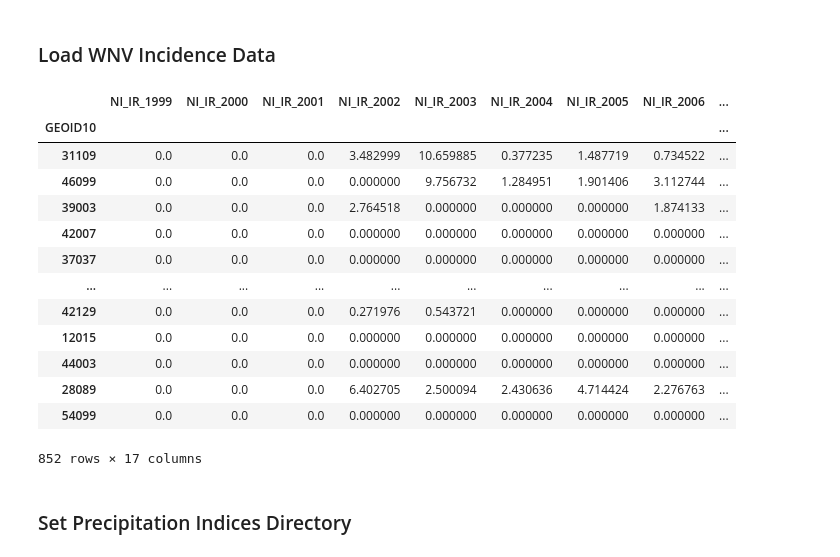
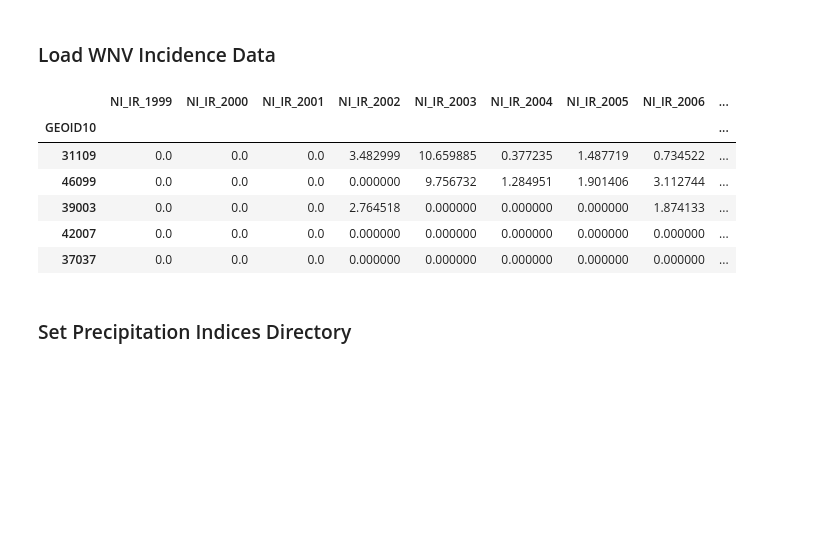
Before and after one commit to ncsa/CPRHD_WNV_USA_SWMM, a Jupyter notebook: jupyter_notebooks/WNV_Model_Precipitation_Indices/Indices/Precipitation_Indices_Plots.ipynb, the cells around one changed output. Drawn from its saved outputs; the diff is of its cells as text; code cells hidden in the pictures; blank space fills up the shorter version.

```diff
--- a/jupyter_notebooks/WNV_Model_Precipitation_Indices/Indices/Precipitation_Indices_Plots.ipynb
+++ b/jupyter_notebooks/WNV_Model_Precipitation_Indices/Indices/Precipitation_Indices_Plots.ipynb
@@ -13,22 +13,15 @@ wnv = pd.read_csv('../../data/wnv/WNV_NI_NNI_1999to2015_prevalence_incidence_fin
 wnv = wnv.set_index('GEOID10', drop=True)
 # %%
 incidence = wnv.filter(like='NI_IR_', axis='columns')
-incidence
+incidence.head()
 # %% [output]
 |  | NI_IR_1999 | NI_IR_2000 | NI_IR_2001 | NI_IR_2002 | NI_IR_2003 | NI_IR_2004 | NI_IR_2005 | NI_IR_2006 | ... |
 | GEOID10 |  |  |  |  |  |  |  |  | ... |
 | 31109 | 0.0 | 0.0 | 0.0 | 3.482999 | 10.659885 | 0.377235 | 1.487719 | 0.734522 | ... |
 | 46099 | 0.0 | 0.0 | 0.0 | 0.000000 | 9.756732 | 1.284951 | 1.901406 | 3.112744 | ... |
 | 39003 | 0.0 | 0.0 | 0.0 | 2.764518 | 0.000000 | 0.000000 | 0.000000 | 1.874133 | ... |
 | 42007 | 0.0 | 0.0 | 0.0 | 0.000000 | 0.000000 | 0.000000 | 0.000000 | 0.000000 | ... |
 | 37037 | 0.0 | 0.0 | 0.0 | 0.000000 | 0.000000 | 0.000000 | 0.000000 | 0.000000 | ... |
-| ... | ... | ... | ... | ... | ... | ... | ... | ... | ... |
-| 42129 | 0.0 | 0.0 | 0.0 | 0.271976 | 0.543721 | 0.000000 | 0.000000 | 0.000000 | ... |
-| 12015 | 0.0 | 0.0 | 0.0 | 0.000000 | 0.000000 | 0.000000 | 0.000000 | 0.000000 | ... |
-| 44003 | 0.0 | 0.0 | 0.0 | 0.000000 | 0.000000 | 0.000000 | 0.000000 | 0.000000 | ... |
-| 28089 | 0.0 | 0.0 | 0.0 | 6.402705 | 2.500094 | 2.430636 | 4.714424 | 2.276763 | ... |
-| 54099 | 0.0 | 0.0 | 0.0 | 0.000000 | 0.000000 | 0.000000 | 0.000000 | 0.000000 | ... |
-852 rows × 17 columns
 # %% [markdown]
 ### Set Precipitation Indices Directory
 # %%
```
Also changed, not shown: parts of 21 cells of this notebook, 14 other files.
